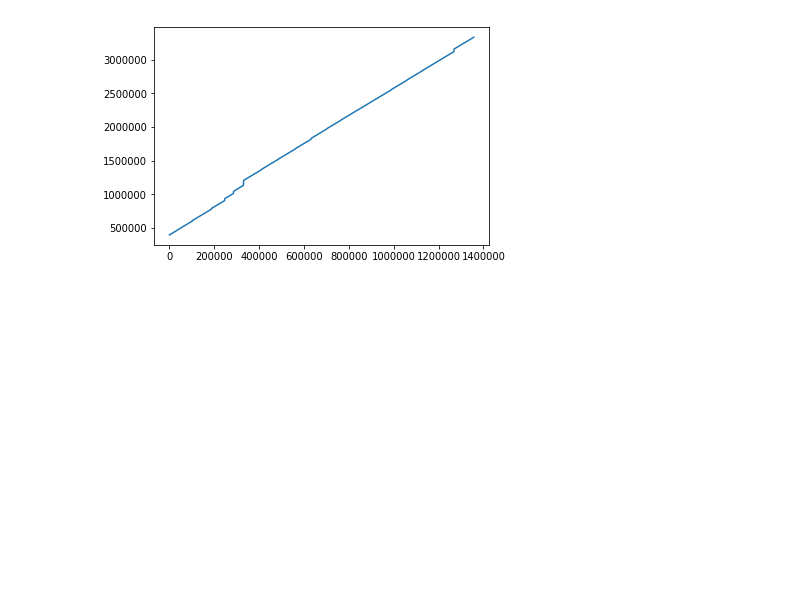
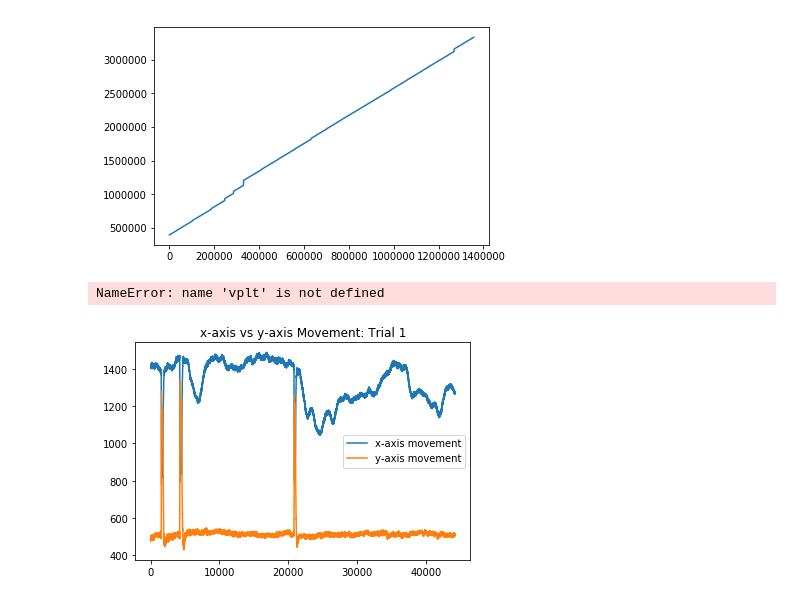
Before and after one commit to abra-eyetracking/abra-eyetracking, a Jupyter notebook: tutorial.ipynb, the cells around one changed output. Saved outputs shown, nothing was run; the diff lists cells and outputs as text; code cells hidden in the pictures; blank space fills up the shorter version.

```diff
--- a/tutorial.ipynb
+++ b/tutorial.ipynb
@@ -203,3 +207,18 @@ plt.plot(cleaned_abra.timestamps)
 # %% [output]
 [<matplotlib.lines.Line2D at 0x...>]
 [figure]
+# %%
+vis = vplt.run_app('abra/test/asc/1211NE1.asc')
+# %% [output]
+NameError: name 'vplt' is not defined
+# %%
+default_obj = abra.read("test/asc/1211NE1.asc")
+sess = default_obj.create_session()
+print(sess.get_bubble_plot(1))
+# session.summary()
+# default_app = Visualization(default_sess)
+# default_app.mainloop()
+# %%
+sess.plot_xy(1)
+# %% [output]
+[figure, added]
```
Also changed, not shown: parts of 10 cells of this notebook, 3 other files.
